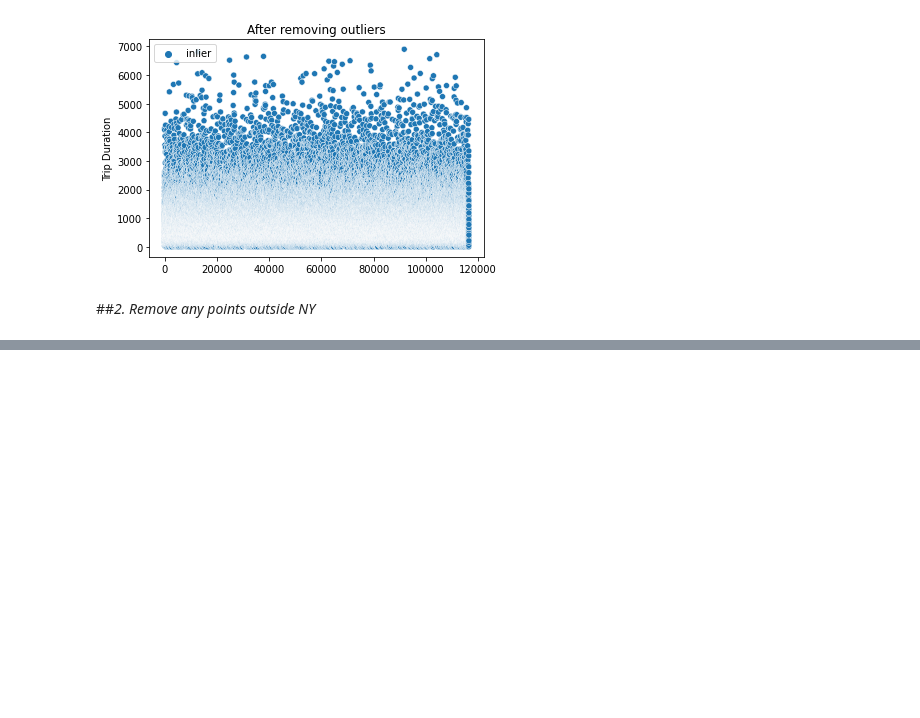
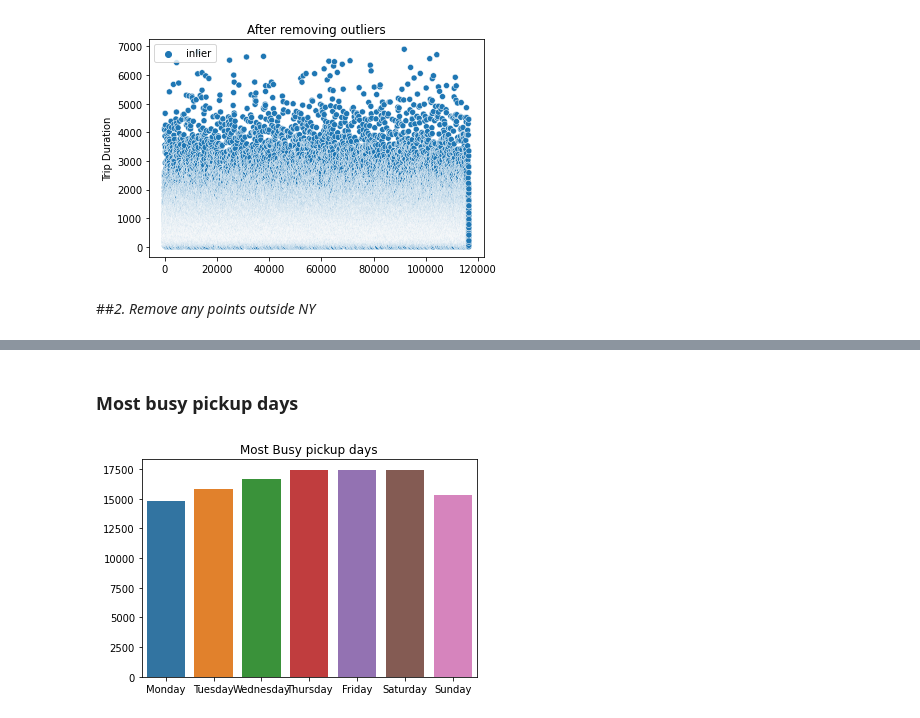
Before and after one commit to EliasEconomou/DataMining2-Travel-Time-Prediction, a Jupyter notebook: DataMining2_Travel_Time_Prediction.ipynb, the cells around one changed output, grey strips where cells are left out. Cells and saved outputs as stored; diff of their text form; code cells hidden in the pictures; blank space fills up the shorter version.

```diff
--- a/DataMining2_Travel_Time_Prediction.ipynb
+++ b/DataMining2_Travel_Time_Prediction.ipynb
@@ -138,0 +215,5 @@ plotWithOutliers = sns.scatterplot(data=y_values,
+# %%
+# Convert date string to timestamp for both train and test datasets
+trainDF["pickup_datetime"] =  pd.to_datetime(trainDF["pickup_datetime"], infer_datetime_format=True)
+trainDF["dropoff_datetime"] =  pd.to_datetime(trainDF["dropoff_datetime"], infer_datetime_format=True)
+testDF["pickup_datetime"] =  pd.to_datetime(testDF["pickup_datetime"], infer_datetime_format=True)
@@ -138,0 +309,19 @@ plotWithOutliers = sns.scatterplot(data=y_values,
+# %% [markdown]
+### Most busy pickup days
+# %%
+pDaysDict = {}
+pDaysDict['Monday'] = trainDF[trainDF.pickup_day_name == "Monday"].shape[0]
+pDaysDict['Tuesday'] = trainDF[trainDF.pickup_day_name == "Tuesday"].shape[0]
+pDaysDict['Wednesday'] = trainDF[trainDF.pickup_day_name == "Wednesday"].shape[0]
+pDaysDict['Thursday'] = trainDF[trainDF.pickup_day_name == "Thursday"].shape[0]
+pDaysDict['Friday'] = trainDF[trainDF.pickup_day_name == "Friday"].shape[0]
+pDaysDict['Saturday'] = trainDF[trainDF.pickup_day_name == "Saturday"].shape[0]
+pDaysDict['Sunday'] = trainDF[trainDF.pickup_day_name == "Sunday"].shape[0]
+
+
+
+busyDaysPlot = sns.barplot(x=list(pDaysDict.keys()),
+                           y=list(pDaysDict.values())).set(title='Most Busy pickup days')
+sns.set(rc={'figure.figsize':(8,4)})
+# %% [output]
+[figure, added]
```
Also changed, not shown: parts of 16 cells of this notebook.
